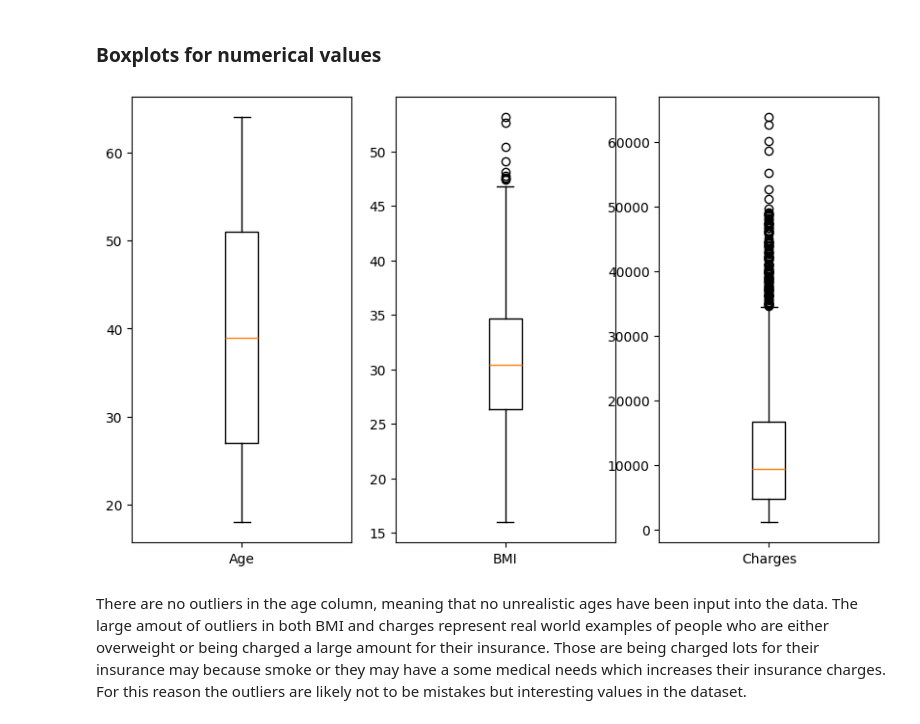
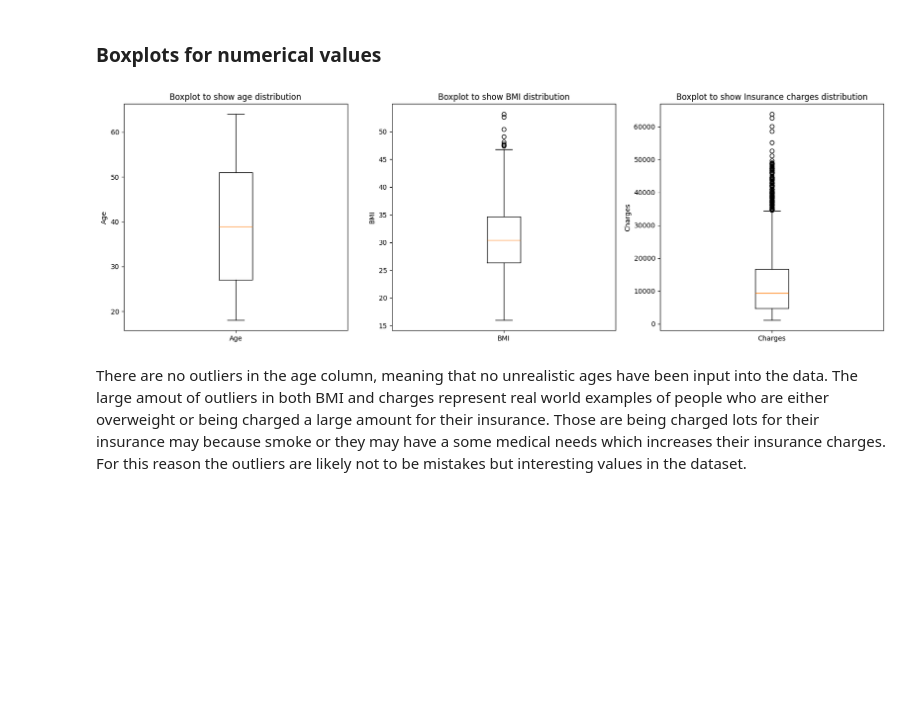
Before and after one commit to tb9757/Assignment-1---Healthcare-analysis, a Jupyter notebook: jupyter_notebooks/exploratory_data_analysis.ipynb, the cells around one changed output. Cells and saved outputs as stored; diff of their text form; code cells hidden in the pictures; blank space fills up the shorter version.

```diff
--- a/jupyter_notebooks/exploratory_data_analysis.ipynb
+++ b/jupyter_notebooks/exploratory_data_analysis.ipynb
@@ -66,14 +66,24 @@ Categories (4, object): ['northeast', 'northwest', 'southeast', 'southwest']
 # %%
 #using matplot lib to make 3 boxplots, one for age, one for bmi and one for charges
 
-fig, ax = plt.subplots(nrows=1, ncols=3, figsize=(10, 6))
+fig, ax = plt.subplots(nrows=1, ncols=3, figsize=(20, 6))
 
 ax[0].boxplot(df['age'], labels=['Age'])
 ax[1].boxplot(df['bmi'], labels=['BMI'])
 ax[2].boxplot(df['charges'], labels=['Charges'])
+
+ax[0].set_ylabel('Age')
+ax[1].set_ylabel('BMI')
+ax[2].set_ylabel('Charges')
+
+ax[0].set_title('Boxplot to show age distribution')
+ax[1].set_title('Boxplot to show BMI distribution')
+ax[2].set_title('Boxplot to show Insurance charges distribution')
+
+plt.tight_layout
 plt.show()
 # %% [output]
-[figure, old version]
+[figure, new version]
 # %% [markdown]
 There are no outliers in the age column, meaning that no unrealistic ages have been input into the data.
 The large amout of outliers in both BMI and charges represent real world examples of people who are either overweight or being charged a large amount for their insurance. Those are being charged lots for their insurance may because smoke or they may have a some medical needs which increases their insurance charges. For this reason the outliers are likely not to be mistakes but interesting values in the dataset.
```
Also changed, not shown: parts of 17 cells of this notebook, 1 other file.
